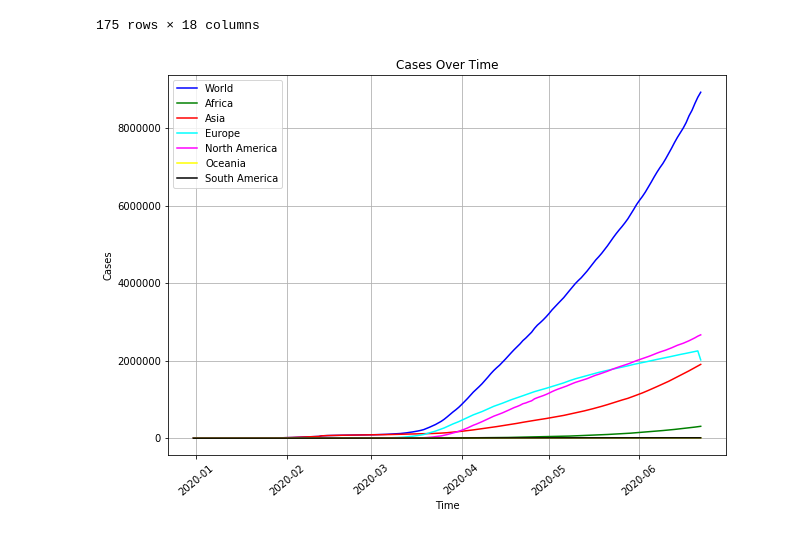
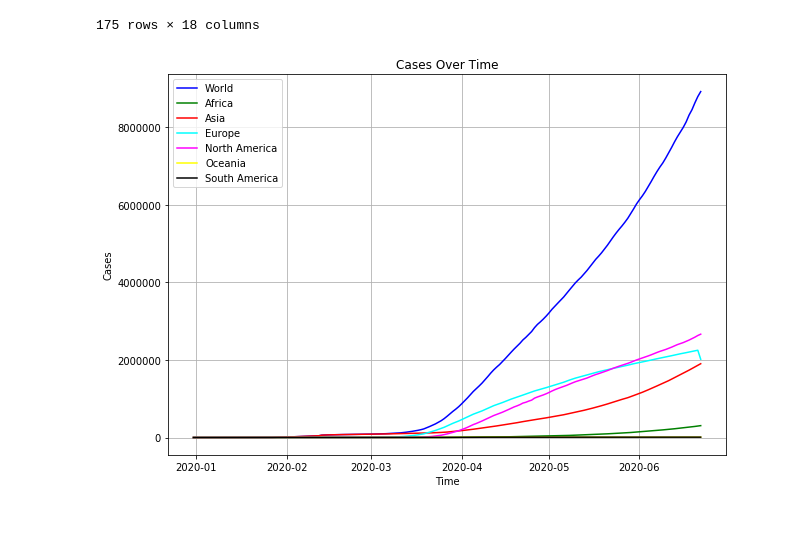
Before and after one commit to M-Agami/META-B, a Jupyter notebook: Coding/Coronavirus.ipynb, the cells around one changed output. Saved outputs shown, nothing was run; the diff lists cells and outputs as text; code cells hidden in the pictures.

```diff
--- a/Coding/Coronavirus.ipynb
+++ b/Coding/Coronavirus.ipynb
@@ -185,21 +187,21 @@ south_america_cases_list= oceania_cases_daily['Total Cases'].values.tolist()
 # %%
 plt.figure(figsize=(10,7))
 world_handle, = plt.plot(dates_values, world_cases,color="blue",label="World")
 africa_handle, = plt.plot(dates_values, africa_cases_list,color="green",label="Africa")
 asia_handle, = plt.plot(dates_values, asia_cases_list,color="red",label="Asia")
 europe_handle, = plt.plot(dates_values, europe_cases_list,color="cyan",label="Europe")
 north_america_handle, = plt.plot(dates_values, north_america_cases_list,color="magenta",label="North America")
 oceania_handle, = plt.plot(dates_values, oceania_cases_list,color="yellow",label="Oceania")
 south_america_handle, = plt.plot(dates_values, south_america_cases_list,color="black",label="South America")
 
-plt.xticks(rotation='40')
+# plt.xticks(rotation='40')
 plt.legend(loc="upper left")
 plt.title("Cases Over Time")
 
 plt.xlabel("Time")
 plt.ylabel("Cases")
 
 plt.grid()
 plt.show()
 # %% [output]
-[figure, old version]
+[figure, new version]
```
Also changed, not shown: parts of 9 cells of this notebook.
